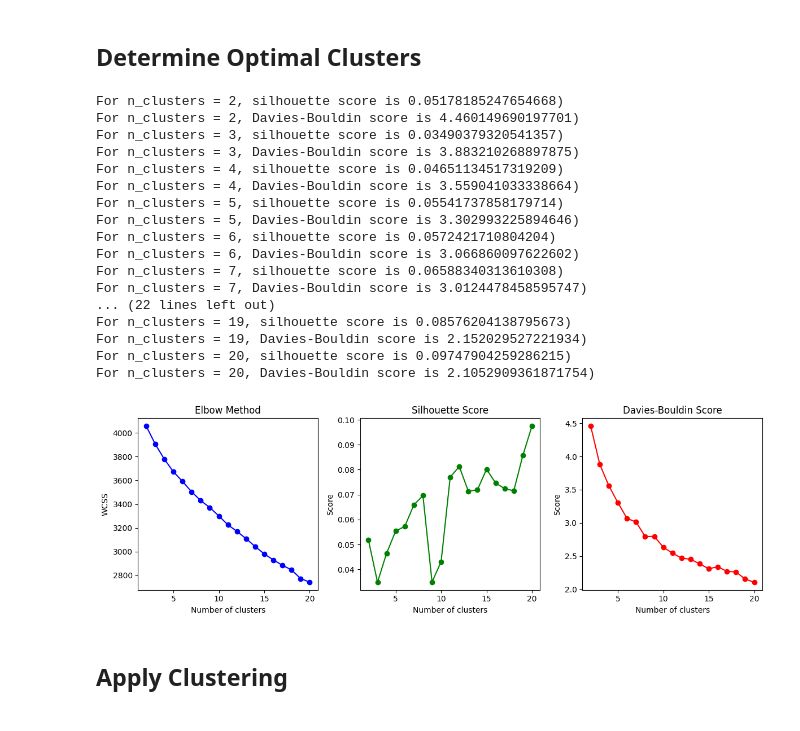
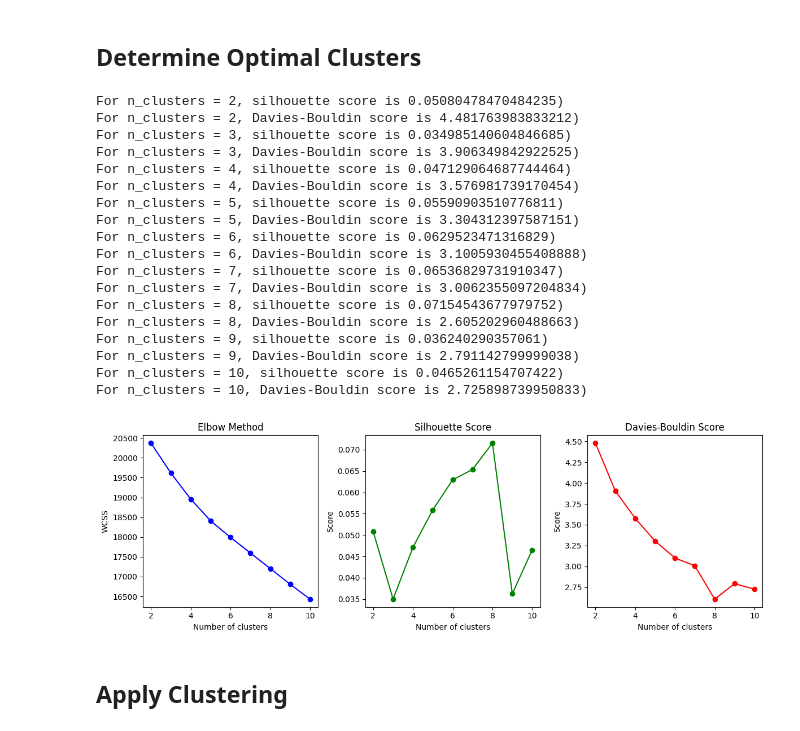
Before and after one commit to mohamadsolouki/Scientific-Trend-Analysis, a Jupyter notebook: notebooks/clustering.ipynb, the cells around one changed output. Cells and saved outputs as stored; diff of their text form; code cells hidden in the pictures.

```diff
--- a/notebooks/clustering.ipynb
+++ b/notebooks/clustering.ipynb
@@ -130,12 +111,12 @@ def determine_optimal_clusters(X):
     silhouette_scores = []
     davies_bouldin_scores = []
 
-    # Taking a random sample of 10% of the data
-    sample_indices = np.random.choice(X.shape[0], int(0.01 * X.shape[0]), replace=False)
+    # Taking a random sample of 1% of the data
+    sample_indices = np.random.choice(X.shape[0], int(0.05 * X.shape[0]), replace=False)
     X_sample = X[sample_indices]
 
     # Define a range of clusters to test
-    cluster_range = range(2, 21)
+    cluster_range = range(2, 11)
 
     for i in cluster_range:
         kmeans = KMeans(n_clusters=i, n_init=10, random_state=0)
@@ -156,51 +137,52 @@ def determine_optimal_clusters(X):
 
 
     # Plot the elbow method
     plt.figure(figsize=(12, 4))
     plt.subplot(1, 3, 1)
     plt.plot(cluster_range, wcss, marker='o', linestyle='-', color='b')
     plt.title('Elbow Method')
     plt.xlabel('Number of clusters')
     plt.ylabel('WCSS')
 
     # Plot Silhouette Score
     plt.subplot(1, 3, 2)
     plt.plot(cluster_range, silhouette_scores, marker='o', linestyle='-', color='g')
     plt.title('Silhouette Score')
     plt.xlabel('Number of clusters')
     plt.ylabel('Score')
 
     # Plot Davies-Bouldin Score
     plt.subplot(1, 3, 3)
     plt.plot(cluster_range, davies_bouldin_scores, marker='o', linestyle='-', color='r')
     plt.title('Davies-Bouldin Score')
     plt.xlabel('Number of clusters')
     plt.ylabel('Score')
 
     plt.tight_layout()
     plt.show()
 
 # Call the function to determine optimal clusters
 determine_optimal_clusters(X_reduced)
 # %% [output]
-For n_clusters = 2, silhouette score is 0.05178185247654668)
-For n_clusters = 2, Davies-Bouldin score is 4.460149690197701)
-For n_clusters = 3, silhouette score is 0.03490379320541357)
-For n_clusters = 3, Davies-Bouldin score is 3.883210268897875)
-For n_clusters = 4, silhouette score is 0.04651134517319209)
-For n_clusters = 4, Davies-Bouldin score is 3.559041033338664)
-For n_clusters = 5, silhouette score is 0.05541737858179714)
-For n_clusters = 5, Davies-Bouldin score is 3.302993225894646)
-For n_clusters = 6, silhouette score is 0.0572421710804204)
-For n_clusters = 6, Davies-Bouldin score is 3.066860097622602)
-For n_clusters = 7, silhouette score is 0.06588340313610308)
-For n_clusters = 7, Davies-Bouldin score is 3.0124478458595747)
-... (22 lines left out)
-For n_clusters = 19, silhouette score is 0.08576204138795673)
-For n_clusters = 19, Davies-Bouldin score is 2.152029527221934)
-For n_clusters = 20, silhouette score is 0.09747904259286215)
-For n_clusters = 20, Davies-Bouldin score is 2.1052909361871754)
+For n_clusters = 2, silhouette score is 0.05080478470484235)
+For n_clusters = 2, Davies-Bouldin score is 4.481763983833212)
+For n_clusters = 3, silhouette score is 0.034985140604846685)
+For n_clusters = 3, Davies-Bouldin score is 3.906349842922525)
+For n_clusters = 4, silhouette score is 0.047129064687744464)
+For n_clusters = 4, Davies-Bouldin score is 3.576981739170454)
+For n_clusters = 5, silhouette score is 0.05590903510776811)
+For n_clusters = 5, Davies-Bouldin score is 3.304312397587151)
+For n_clusters = 6, silhouette score is 0.0629523471316829)
+For n_clusters = 6, Davies-Bouldin score is 3.1005930455408888)
+For n_clusters = 7, silhouette score is 0.06536829731910347)
+For n_clusters = 7, Davies-Bouldin score is 3.0062355097204834)
+For n_clusters = 8, silhouette score is 0.07154543677979752)
+For n_clusters = 8, Davies-Bouldin score is 2.605202960488663)
+For n_clusters = 9, silhouette score is 0.036240290357061)
+For n_clusters = 9, Davies-Bouldin score is 2.791142799999038)
+For n_clusters = 10, silhouette score is 0.0465261154707422)
+For n_clusters = 10, Davies-Bouldin score is 2.725898739950833)
-[figure, old version]
+[figure, new version]
 # %% [markdown]
 ## Apply Clustering
 # %%
```
Also changed, not shown: parts of 1 cell of this notebook, 1 other file.
